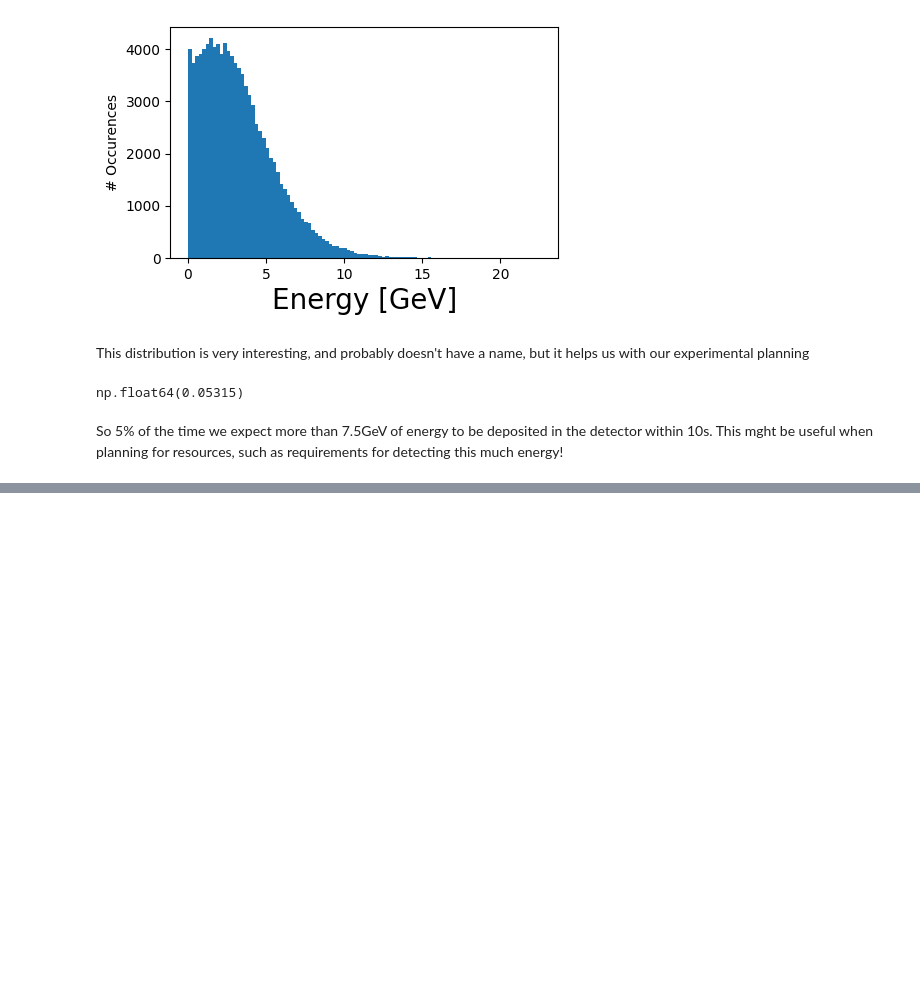
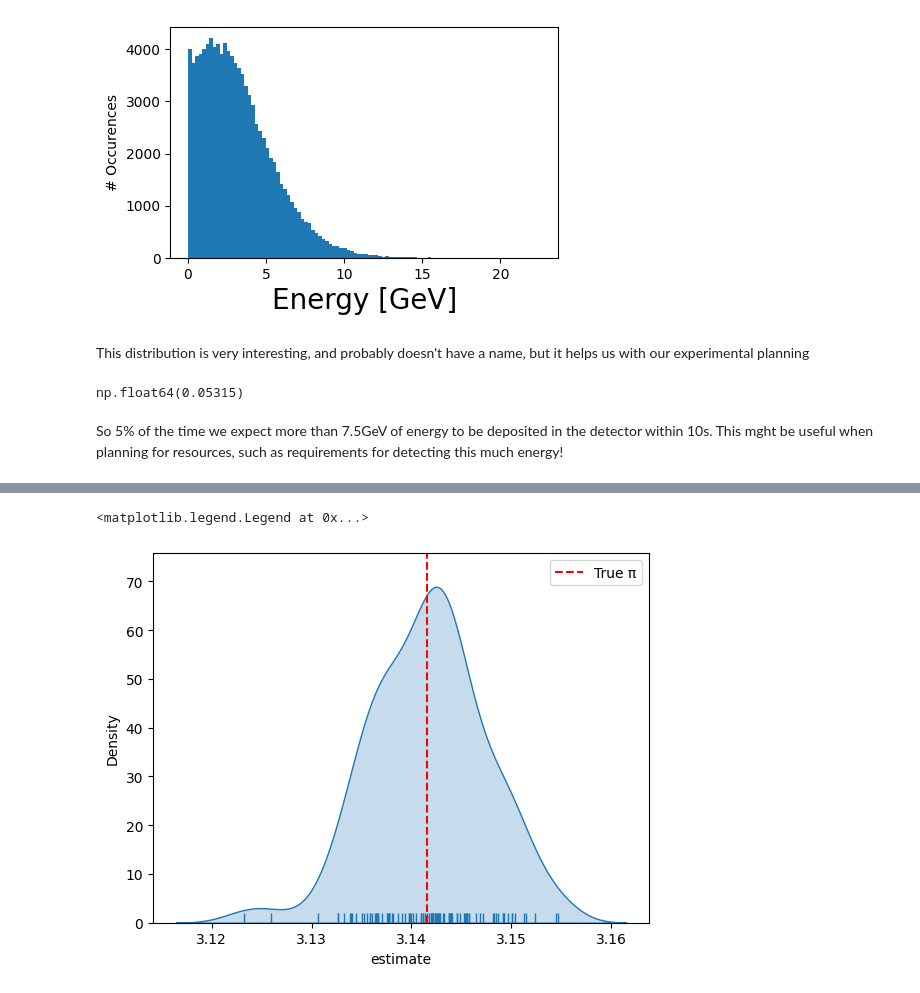
Before and after one commit to mukedon/python_and_projects, a Jupyter notebook: monte_carlo_sim.ipynb, the cells around one changed output, grey strips where cells are left out. Cells and saved outputs as stored; diff of their text form; code cells hidden in the pictures; blank space fills up the shorter version.

```diff
--- a/monte_carlo_sim.ipynb
+++ b/monte_carlo_sim.ipynb
@@ -407,0 +476,10 @@ So 5% of the time we expect more than 7.5GeV of energy to be deposited in the de
+# %%
+import seaborn as sns
+
+sns.kdeplot(results['estimate'], fill=True)
+sns.rugplot(results['estimate'])
+plt.axvline(np.pi, color='red', linestyle='--', label='True π')
+plt.legend()
+# %% [output]
+<matplotlib.legend.Legend at 0x...>
+[figure, added]
```
Also changed, not shown: parts of 11 cells of this notebook.
